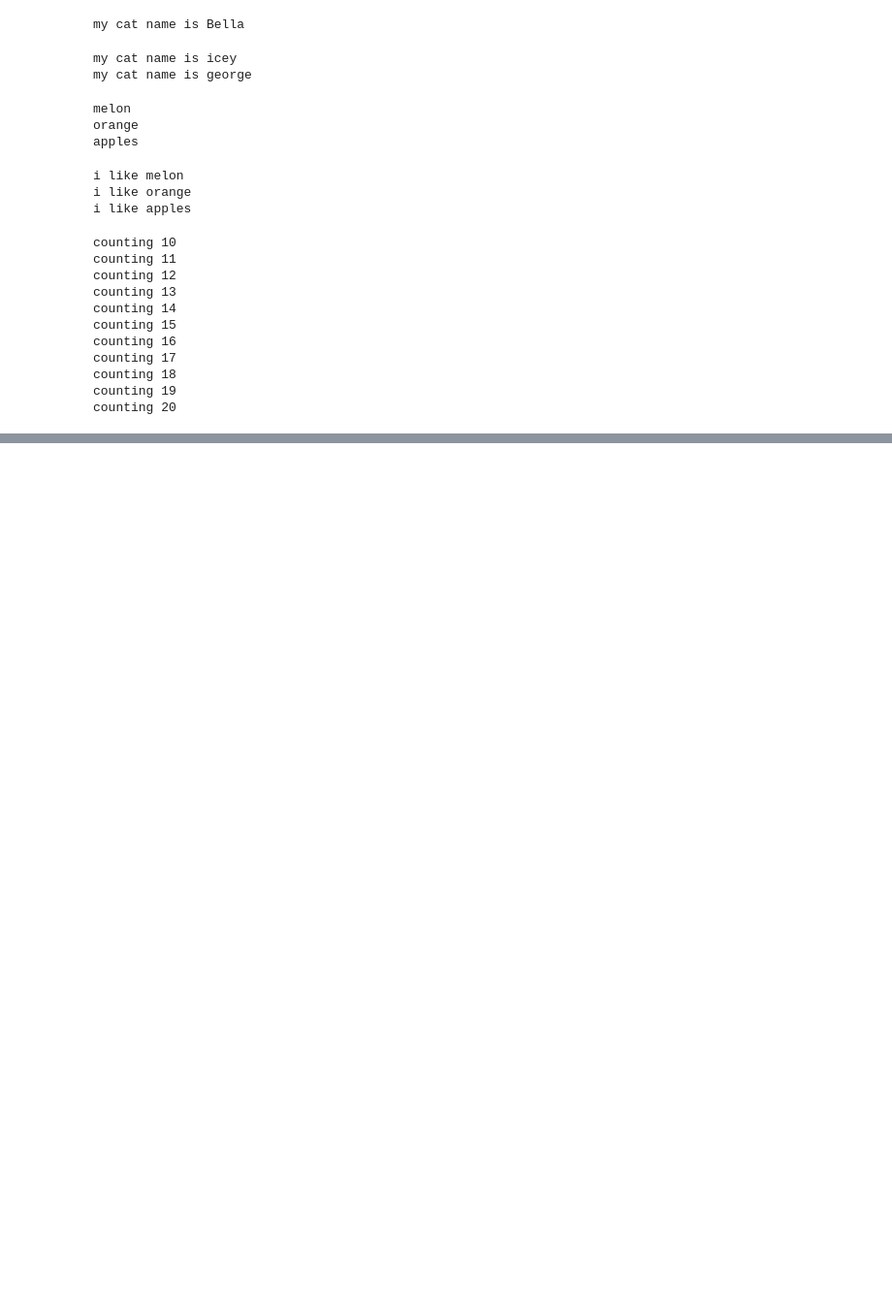
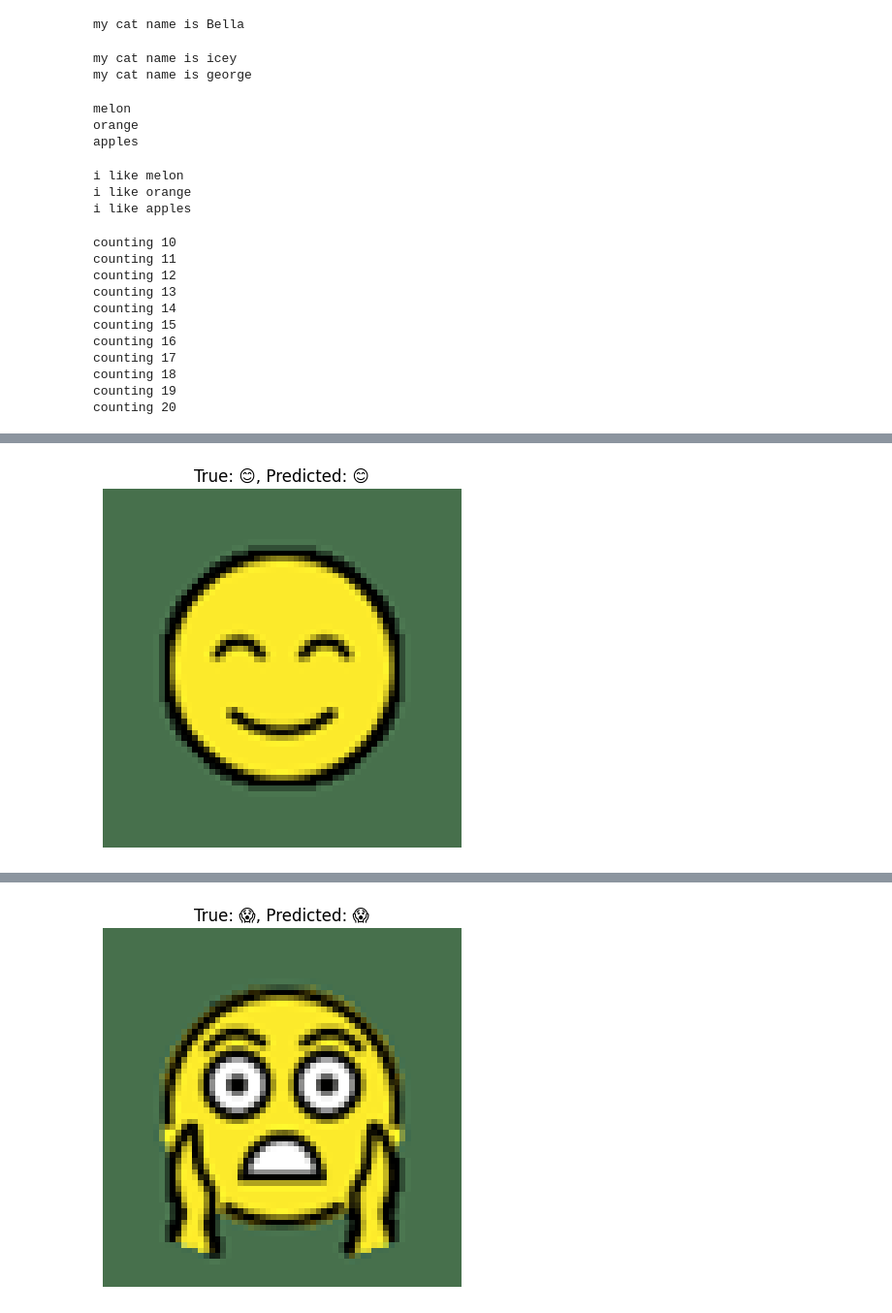
Before and after one commit to Hadiarafay123/Hadiarafay123, a Jupyter notebook: practise.ipynb, the cells around one changed output, grey strips where cells are left out. Shown: that part at 97% size. Drawn from its saved outputs; the diff is of its cells as text; code cells hidden in the pictures; blank space fills up the shorter version.

```diff
--- a/practise.ipynb
+++ b/practise.ipynb
@@ -86,0 +349,24 @@ counting 20
+# %%
+import os
+import shutil
+
+# Define the emojis and their corresponding Unicode codepoints
+emoji_map = {
+    "😊": "1F60A",
+    "😢": "1F622",
+    "😡": "1F621",
+    "😱": "1F631",
+    "😂": "1F602",
+}
+
+# Create dataset directories
+dataset_dir = "emoji_dataset"
+os.makedirs(dataset_dir, exist_ok=True)
+
+for idx, (emoji, code) in enumerate(emoji_map.items()):
+    src = os.path.join("openmoji-72x72-color", f"{code}.png")
+    dst_dir = os.path.join(dataset_dir, str(idx))
+    os.makedirs(dst_dir, exist_ok=True)
+    for i in range(100):  # Duplicate the image to create multiple samples
+        dst = os.path.join(dst_dir, f"{idx}_{i}.png")
+        shutil.copy(src, dst)
@@ -86,0 +503,18 @@ counting 20
+# %%
+# Show predictions on 5 test samples
+import random
+class_names = list(emoji_map.keys())  # ['😊', '😢', '😡', '😱', '😂']
+
+indices = random.sample(range(len(X_test)), 5)
+
+for i in indices:
+    img = X_test[i]
+    label = y_test[i]
+    prediction = model.predict(img.reshape(1, 64, 64, 3))
+    predicted_label = np.argmax(prediction)
+
+    plt.imshow(img)
+    plt.title(f"True: {class_names[label]}, Predicted: {class_names[predicted_label]}")
+    plt.axis('off')
+    plt.show()
+# %% [output]
@@ -86,0 +522 @@ counting 20
+[figure, added]
@@ -86,0 +524 @@ counting 20
+[figure, added]
```
Also changed, not shown: parts of 24 cells of this notebook.
